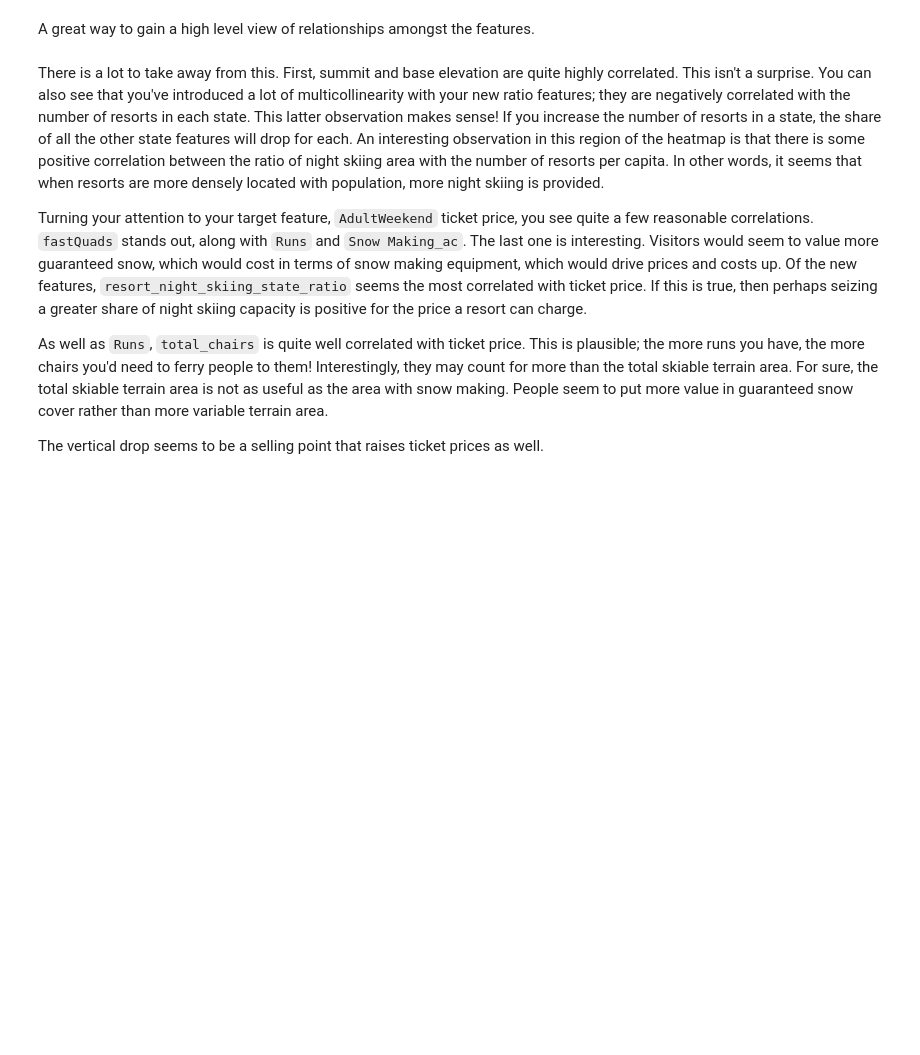
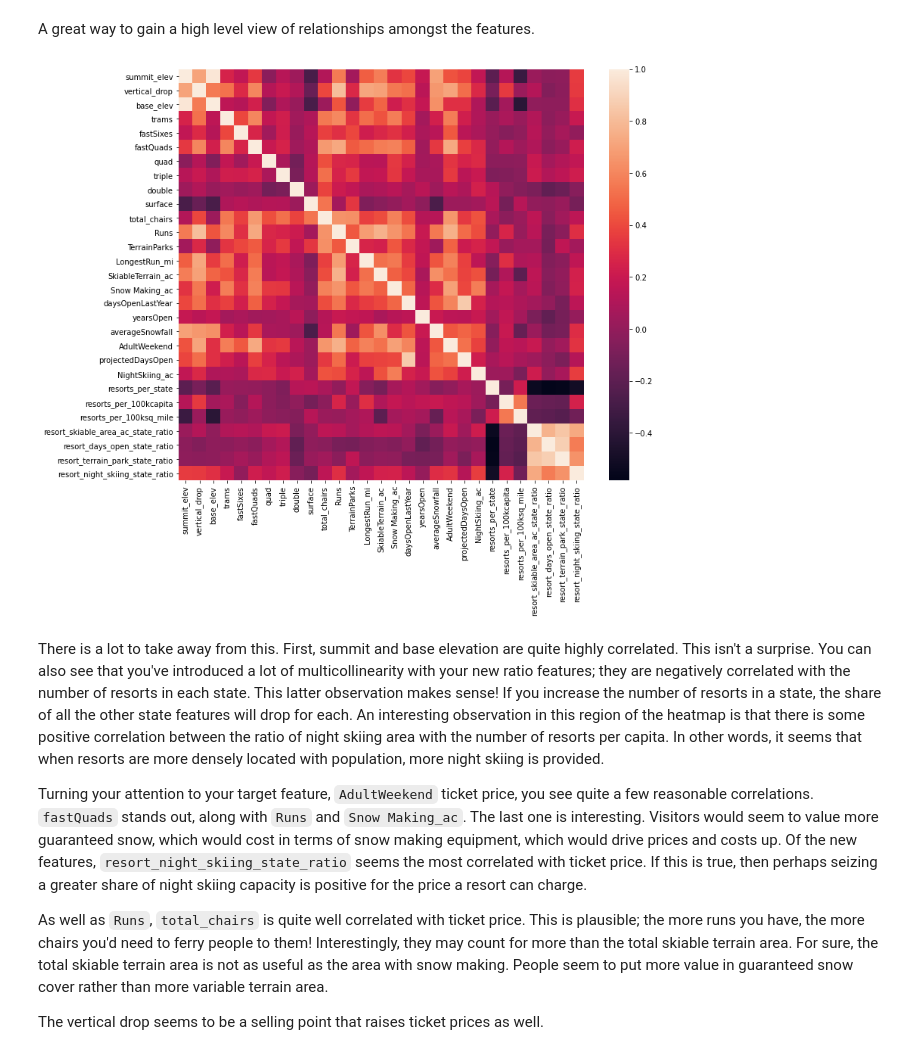
Before and after one commit to rkarpman/DataScienceGuidedCapstone, a Jupyter notebook: Notebooks/03_exploratory_data_analysis.ipynb, the cells around one changed output. Drawn from its saved outputs; the diff is of its cells as text; code cells hidden in the pictures; blank space fills up the shorter version.

```diff
--- a/Notebooks/03_exploratory_data_analysis.ipynb
+++ b/Notebooks/03_exploratory_data_analysis.ipynb
@@ -731,9 +761,11 @@ A great way to gain a high level view of relationships amongst the features.
 # %%
 #Code task 12#
 #Show a seaborn heatmap of correlations in ski_data
 #Hint: call pandas' `corr()` method on `ski_data` and pass that into `sns.heatmap`
 plt.subplots(figsize=(12,10))
-sns.___(ski_data.___);
+sns.heatmap(ski_data.corr());
+# %% [output]
+[figure, added]
 # %% [markdown]
 There is a lot to take away from this. First, summit and base elevation are quite highly correlated. This isn't a surprise. You can also see that you've introduced a lot of multicollinearity with your new ratio features; they are negatively correlated with the number of resorts in each state. This latter observation makes sense! If you increase the number of resorts in a state, the share of all the other state features will drop for each. An interesting observation in this region of the heatmap is that there is some positive correlation between the ratio of night skiing area with the number of resorts per capita. In other words, it seems that when resorts are more densely located with population, more night skiing is provided.
 
```
Also changed, not shown: parts of 17 cells of this notebook.
